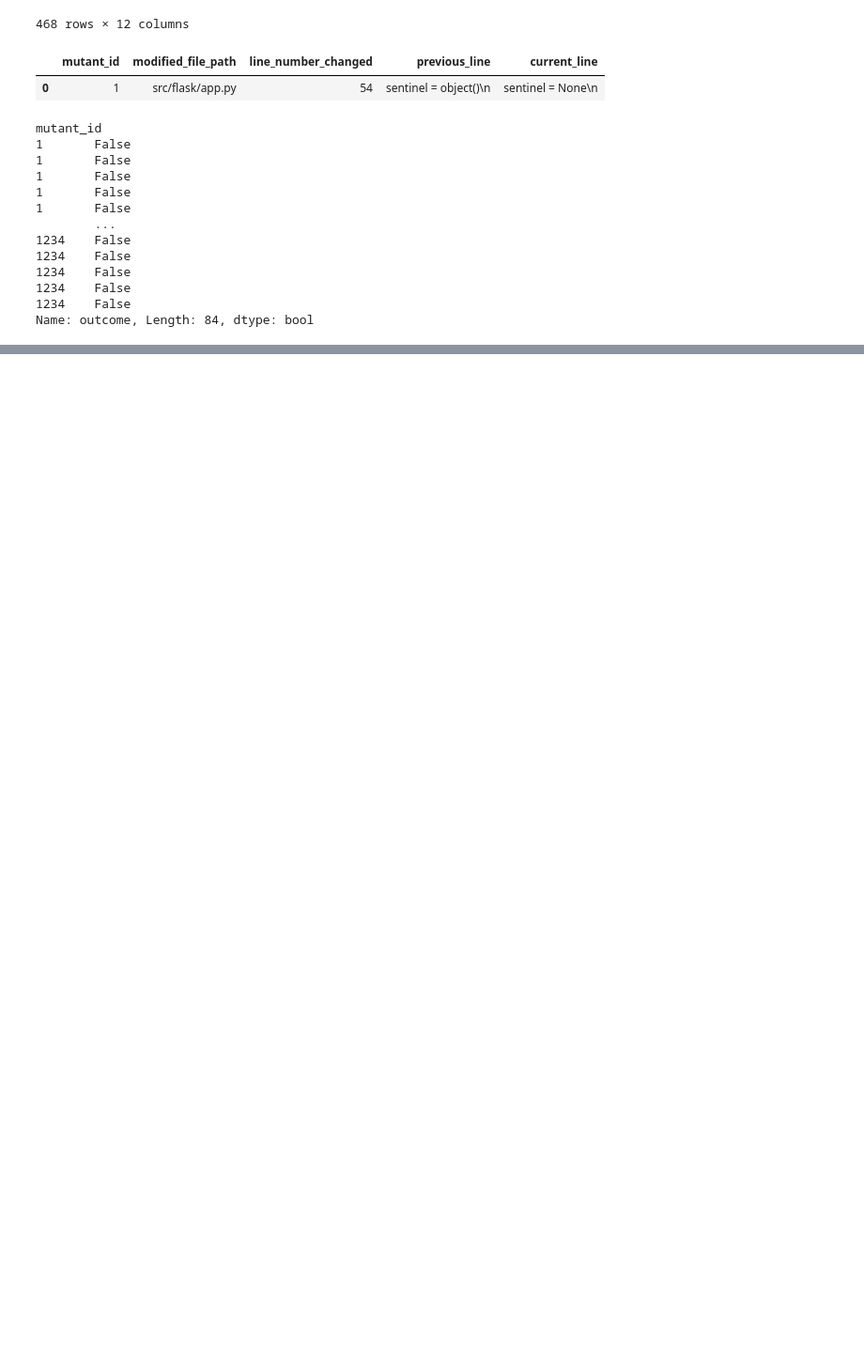
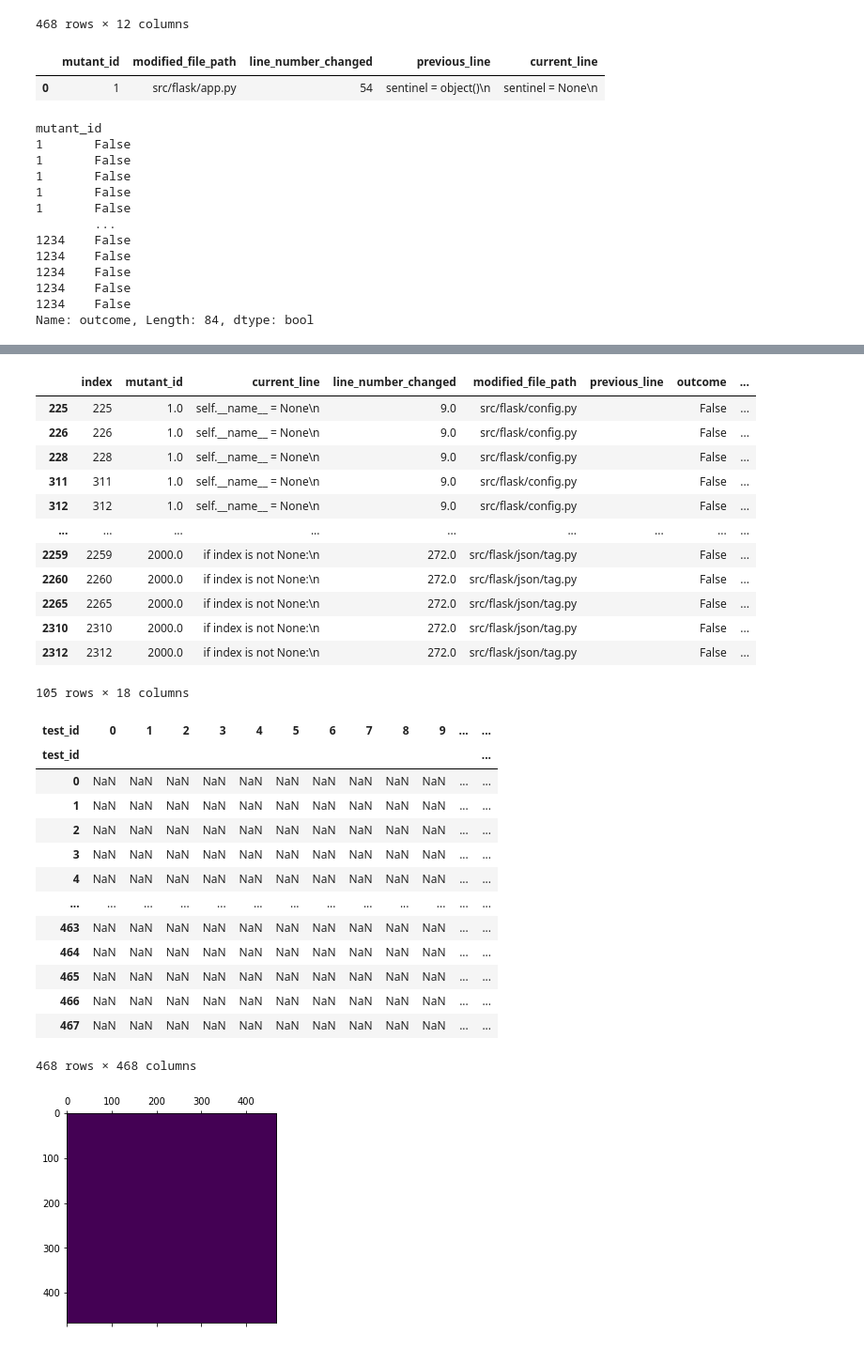
Before and after one commit to XPerianer/Mutester, a Jupyter notebook: Data_Gathering.ipynb, the cells around one changed output, grey strips where cells are left out. Shown at 94% size. Drawn from its saved outputs; the diff is of its cells as text; code cells hidden in the pictures; blank space fills up the shorter version.

```diff
--- a/Data_Gathering.ipynb
+++ b/Data_Gathering.ipynb
@@ -222,0 +218,37 @@ plt.show()
+# %%
+mutants_and_tests = pd.read_pickle('20200604-141344_joined_data.pkl').reset_index()
+display(mutants_and_tests.loc[mutants_and_tests['outcome'] == False])
+pivot = mutants_and_tests.reset_index().pivot(index='mutant_id', columns='test_id', values='outcome')
+# pivot.drop(pivot.columns[0], axis=1, inplace=True)
+display(pivot.cov(min_periods=12))
+plt.matshow(pivot.cov())
+plt.show()
+# %% [output]
+|  | index | mutant_id | current_line | line_number_changed | modified_file_path | previous_line | outcome | ... |
+| 225 | 225 | 1.0 | self.__name__ = None\n | 9.0 | src/flask/config.py |  | False | ... |
+| 226 | 226 | 1.0 | self.__name__ = None\n | 9.0 | src/flask/config.py |  | False | ... |
+| 228 | 228 | 1.0 | self.__name__ = None\n | 9.0 | src/flask/config.py |  | False | ... |
+| 311 | 311 | 1.0 | self.__name__ = None\n | 9.0 | src/flask/config.py |  | False | ... |
+| 312 | 312 | 1.0 | self.__name__ = None\n | 9.0 | src/flask/config.py |  | False | ... |
+| ... | ... | ... | ... | ... | ... | ... | ... | ... |
+| 2259 | 2259 | 2000.0 | if index is not None:\n | 272.0 | src/flask/json/tag.py |  | False | ... |
+| 2260 | 2260 | 2000.0 | if index is not None:\n | 272.0 | src/flask/json/tag.py |  | False | ... |
+| 2265 | 2265 | 2000.0 | if index is not None:\n | 272.0 | src/flask/json/tag.py |  | False | ... |
+| 2310 | 2310 | 2000.0 | if index is not None:\n | 272.0 | src/flask/json/tag.py |  | False | ... |
+| 2312 | 2312 | 2000.0 | if index is not None:\n | 272.0 | src/flask/json/tag.py |  | False | ... |
+105 rows × 18 columns
+| test_id | 0 | 1 | 2 | 3 | 4 | 5 | 6 | 7 | 8 | 9 | ... | ... |
+| test_id |  |  |  |  |  |  |  |  |  |  |  | ... |
+| 0 | NaN | NaN | NaN | NaN | NaN | NaN | NaN | NaN | NaN | NaN | ... | ... |
+| 1 | NaN | NaN | NaN | NaN | NaN | NaN | NaN | NaN | NaN | NaN | ... | ... |
+| 2 | NaN | NaN | NaN | NaN | NaN | NaN | NaN | NaN | NaN | NaN | ... | ... |
+| 3 | NaN | NaN | NaN | NaN | NaN | NaN | NaN | NaN | NaN | NaN | ... | ... |
+| 4 | NaN | NaN | NaN | NaN | NaN | NaN | NaN | NaN | NaN | NaN | ... | ... |
+| ... | ... | ... | ... | ... | ... | ... | ... | ... | ... | ... | ... | ... |
+| 463 | NaN | NaN | NaN | NaN | NaN | NaN | NaN | NaN | NaN | NaN | ... | ... |
+| 464 | NaN | NaN | NaN | NaN | NaN | NaN | NaN | NaN | NaN | NaN | ... | ... |
+| 465 | NaN | NaN | NaN | NaN | NaN | NaN | NaN | NaN | NaN | NaN | ... | ... |
+| 466 | NaN | NaN | NaN | NaN | NaN | NaN | NaN | NaN | NaN | NaN | ... | ... |
+| 467 | NaN | NaN | NaN | NaN | NaN | NaN | NaN | NaN | NaN | NaN | ... | ... |
+468 rows × 468 columns
+[figure, added]
```
Also changed, not shown: parts of 3 cells of this notebook, 4 other files.
